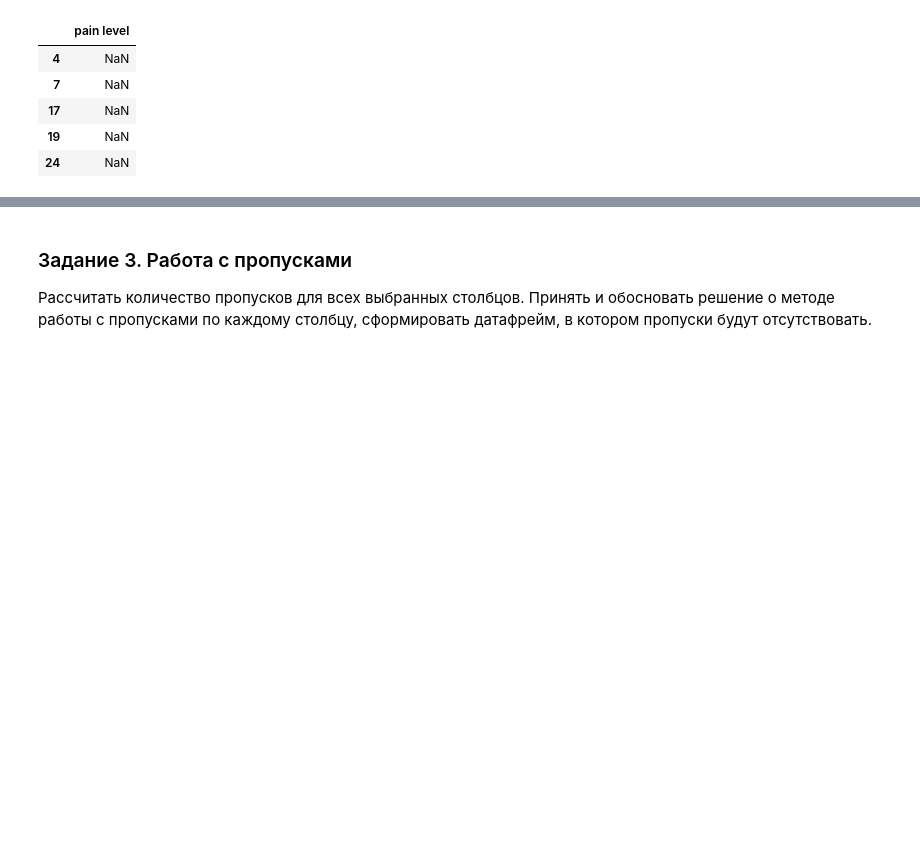
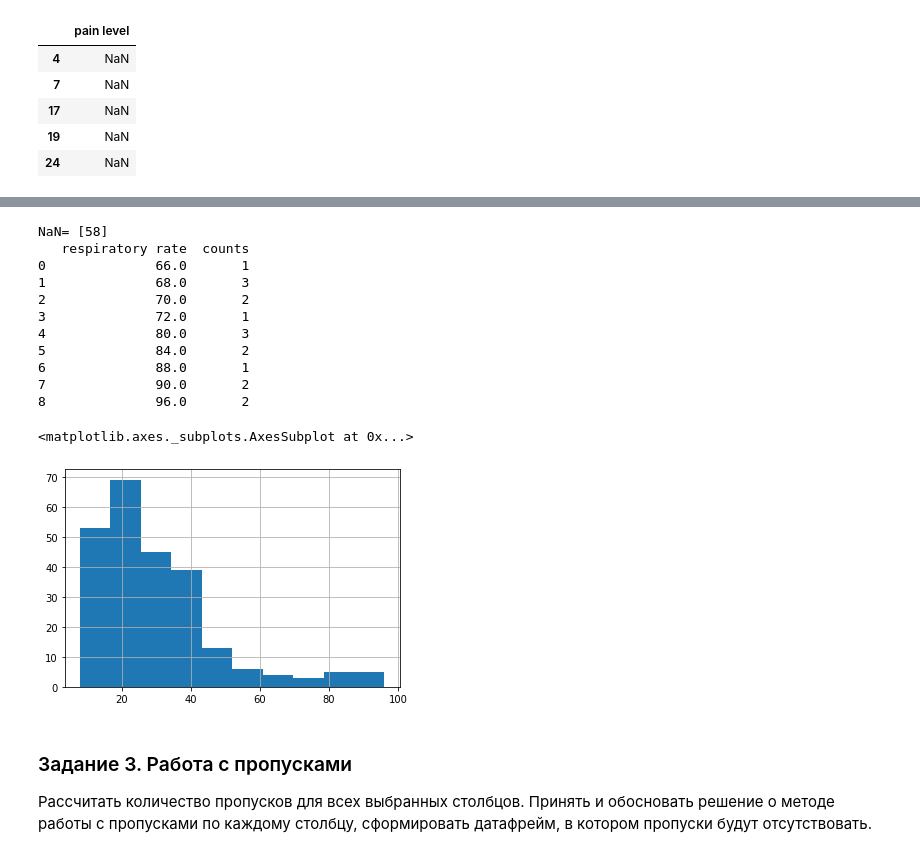
Before and after one commit to iamdenizzz/pyda-10, a Jupyter notebook: 22/stat_basics.ipynb, the cells around one changed output, grey strips where cells are left out. Saved outputs shown, nothing was run; the diff lists cells and outputs as text; code cells hidden in the pictures; blank space fills up the shorter version.

```diff
--- a/22/stat_basics.ipynb
+++ b/22/stat_basics.ipynb
@@ -184,0 +243,25 @@ out2.head()
+# %%
+# Как мы можем видеть, выбросы имеют естественную причину и показывают, что у больных лошадей пульс может быть высокий
+# Оставляем данные как есть
+
+# Теперь рассмотрим поле respiratory rate
+# Описание: нормальная оценка от 8 до 10 - полезность сомнительна из-за больших колебаний
+data_p = data[['respiratory rate']].apply(quart, field='respiratory rate')
+print('NaN=', data_p.isna().sum().values)
+print(round(data_p).groupby('respiratory rate').size().reset_index(name='counts'))
+
+data['respiratory rate'].hist()
+# %% [output]
+NaN= [58]
+   respiratory rate  counts
+0              66.0       1
+1              68.0       3
+2              70.0       2
+3              72.0       1
+4              80.0       3
+5              84.0       2
+6              88.0       1
+7              90.0       2
+8              96.0       2
+<matplotlib.axes._subplots.AxesSubplot at 0x...>
+[figure, added]
```
Also changed, not shown: parts of 10 cells of this notebook.
